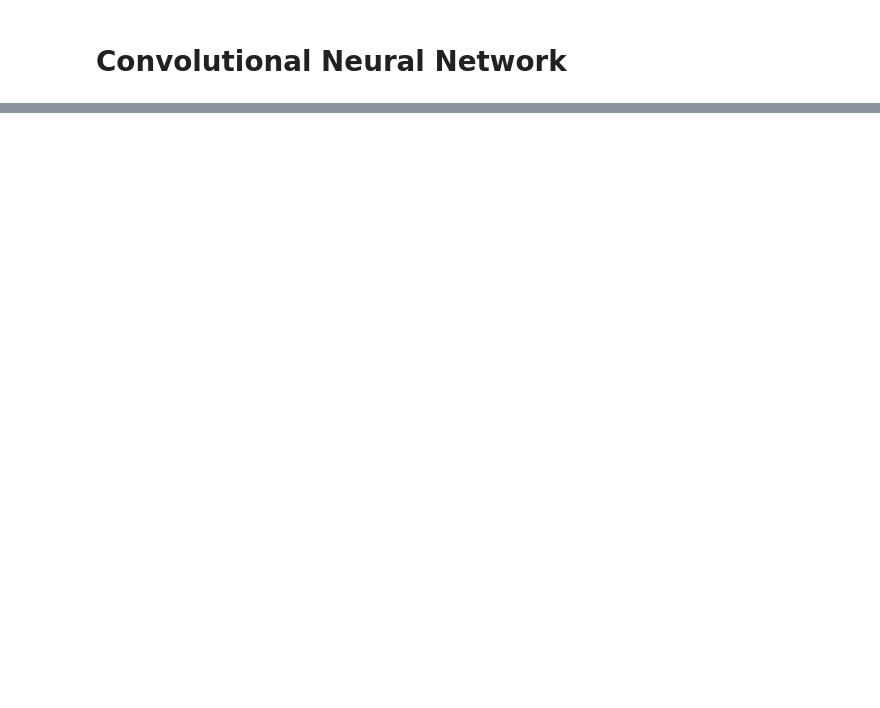
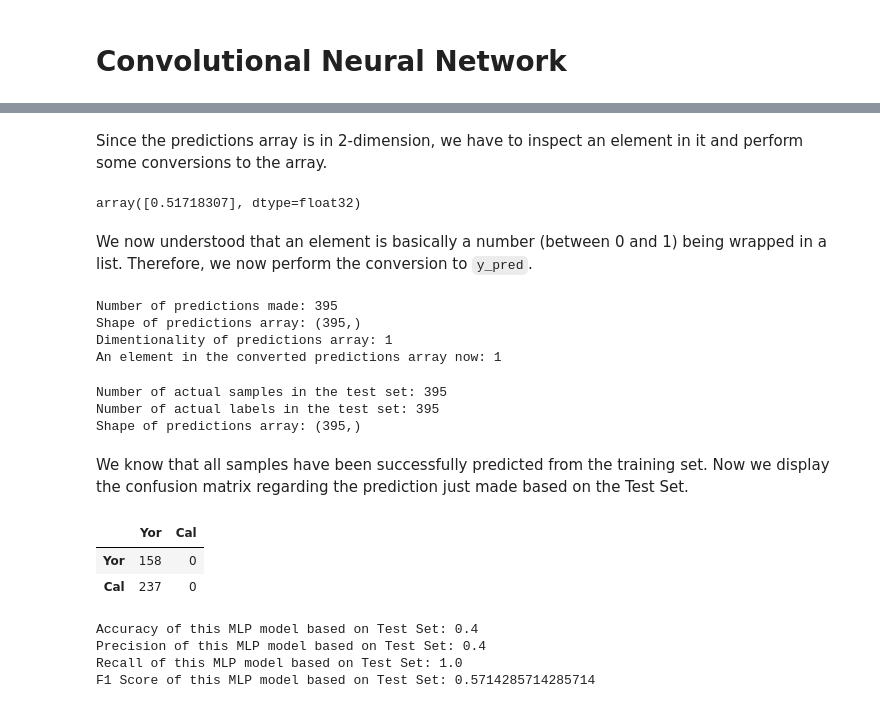
Before and after one commit to kmock930/Texture-Image-Comparison, a Jupyter notebook: CSI5341 Assignment 2 - Kelvin Mock 300453668.ipynb, the cells around one changed output, grey strips where cells are left out. Cells and saved outputs as stored; diff of their text form; code cells hidden in the pictures; blank space fills up the shorter version.

```diff
--- a/CSI5341 Assignment 2 - Kelvin Mock 300453668.ipynb
+++ b/CSI5341 Assignment 2 - Kelvin Mock 300453668.ipynb
@@ -548,0 +719,5 @@ cnnModel.model.summary();
+# %%
+y_pred = mlpModel.predict(X_test=X_test);
+print(f"Number of predictions made: {len(y_pred)}");
+print(f"Shape of predictions array: {y_pred.shape}");
+print(f"Dimentionality of predictions array: {y_pred.ndim}");
@@ -548,0 +732,70 @@ cnnModel.model.summary();
+# %% [markdown]
+Since the predictions array is in 2-dimension, we have to inspect an element in it and perform some conversions to the array.
+# %%
+y_pred[random.randint(0, len(y_pred))]
+# %% [output]
+array([0.51718307], dtype=float32)
+# %% [markdown]
+We now understood that an element is basically a number (between 0 and 1) being wrapped in a list. Therefore, we now perform the conversion to `y_pred`.
+# %%
+y_pred = convertPredArray(y_pred);
+# Convert predictions to class labels (0 or 1) based on a threshold of 0.5
+y_pred = (y_pred > 0.5).astype(int);
+print(f"Number of predictions made: {len(y_pred)}");
+print(f"Shape of predictions array: {y_pred.shape}");
+print(f"Dimentionality of predictions array: {y_pred.ndim}");
+print(f"An element in the converted predictions array now: {y_pred[random.randint(0, len(y_pred))]}");
+# %% [output]
+Number of predictions made: 395
+Shape of predictions array: (395,)
+Dimentionality of predictions array: 1
+An element in the converted predictions array now: 1
+# %%
+# Recap
+print(f"Number of actual samples in the test set: {len(X_test)}");
+print(f"Number of actual labels in the test set: {len(y_test)}");
+print(f"Shape of predictions array: {y_test.shape}");
+# %% [output]
+Number of actual samples in the test set: 395
+Number of actual labels in the test set: 395
+Shape of predictions array: (395,)
+# %% [markdown]
+We know that all samples have been successfully predicted from the training set. Now we display the confusion matrix regarding the prediction just made based on the Test Set.
+# %%
+printConfMtx(
+    y_pred=y_pred,
+    y_test=y_test
+)
+# %% [output]
+|  | Yor | Cal |
+| Yor | 158 | 0 |
+| Cal | 237 | 0 |
+# %%
+# Evaluate Metrics
+# first item is for the metric score in training set; second item is for that in test set
+accuracies_cnn, precisions_cnn, recalls_cnn, f1s_cnn = [], [], [], [];
+accuracies_cnn.append(getAccuracy(
+    y_pred=y_pred,
+    y_test=y_test
+));
+precisions_cnn.append(getPrecision(
+    y_pred=y_pred,
+    y_test=y_test
+));
+recalls_cnn.append(getRecall(
+    y_pred=y_pred,
+    y_test=y_test
+));
+f1s_cnn.append(getF1(
+    y_pred=y_pred,
+    y_test=y_test
+));
+print(f"Accuracy of this MLP model based on Test Set: {accuracies_cnn[-1]} ");
+print(f"Precision of this MLP model based on Test Set: {precisions_cnn[-1]} ");
+print(f"Recall of this MLP model based on Test Set: {recalls_cnn[-1]} ");
+print(f"F1 Score of this MLP model based on Test Set: {f1s_cnn[-1]} ");
+# %% [output]
+Accuracy of this MLP model based on Test Set: 0.4
+Precision of this MLP model based on Test Set: 0.4
+Recall of this MLP model based on Test Set: 1.0
+F1 Score of this MLP model based on Test Set: 0.5714285714285714
```
Also changed, not shown: parts of 42 cells of this notebook, 10 other files.
